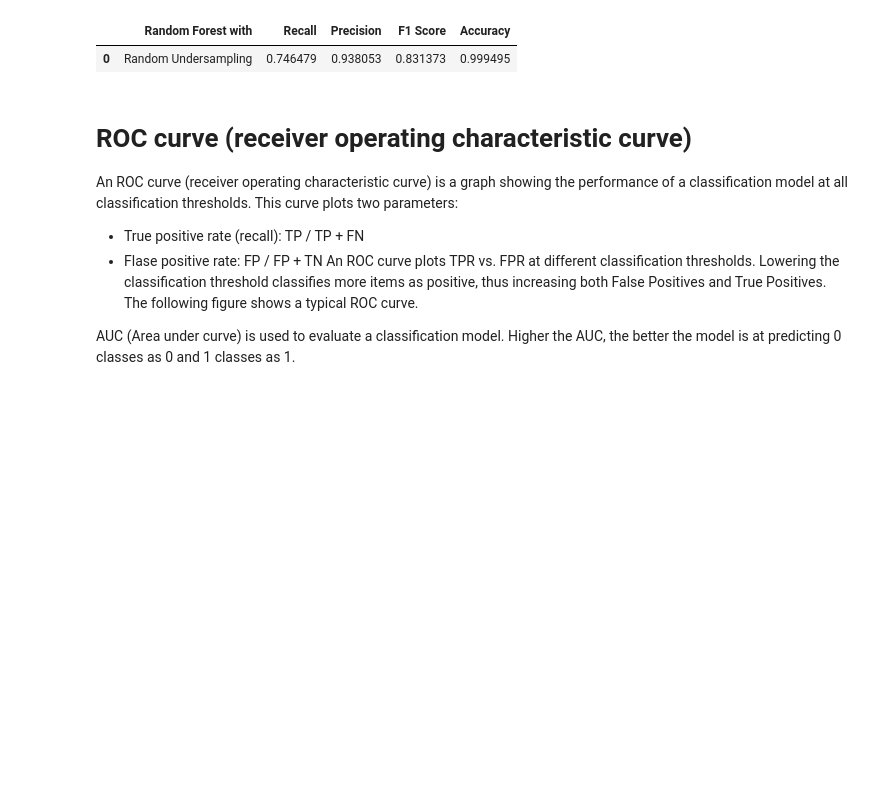
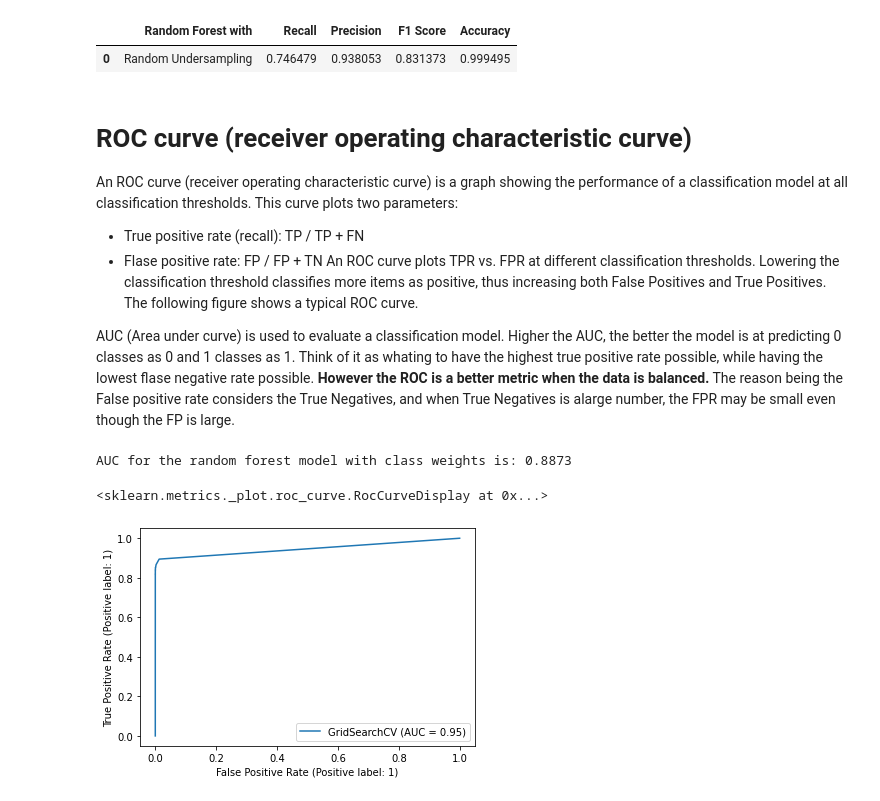
Before and after one commit to chris199713/Imbalaced-data, a Jupyter notebook: creditcard.ipynb, the cells around one changed output. Cells and saved outputs as stored; diff of their text form; code cells hidden in the pictures; blank space fills up the shorter version.

```diff
--- a/creditcard.ipynb
+++ b/creditcard.ipynb
@@ -447,3 +451,18 @@ An ROC curve (receiver operating characteristic curve) is a graph showing the pe
 An ROC curve plots TPR vs. FPR at different classification thresholds. Lowering the classification threshold classifies more items as positive, thus increasing both False Positives and True Positives. The following figure shows a typical ROC curve.
 
 AUC (Area under curve) is used to evaluate a classification model. Higher the AUC, the better the model is at predicting 0 classes as 0 and 1 classes as 1.
+Think of it as whating to have the highest true positive rate possible, while having the lowest flase negative rate possible.
+**However the ROC is a better metric when the data is balanced.**
+The reason being the False positive rate considers the True Negatives, and when True Negatives is alarge number, the FPR may be small even though the FP is large.
+# %%
+from sklearn.metrics import roc_auc_score
+roc_curve_score = roc_auc_score(y_test,y_hat)
+print(f'AUC for the random forest model with class weights is: {roc_curve_score:.4f}')
+# %% [output]
+AUC for the random forest model with class weights is: 0.8873
+# %%
+from sklearn.metrics import RocCurveDisplay
+RocCurveDisplay.from_estimator(grid_class_balance_rf, X_test, y_test)
+# %% [output]
+<sklearn.metrics._plot.roc_curve.RocCurveDisplay at 0x...>
+[figure, added]
```
Also changed, not shown: parts of 6 cells of this notebook.
